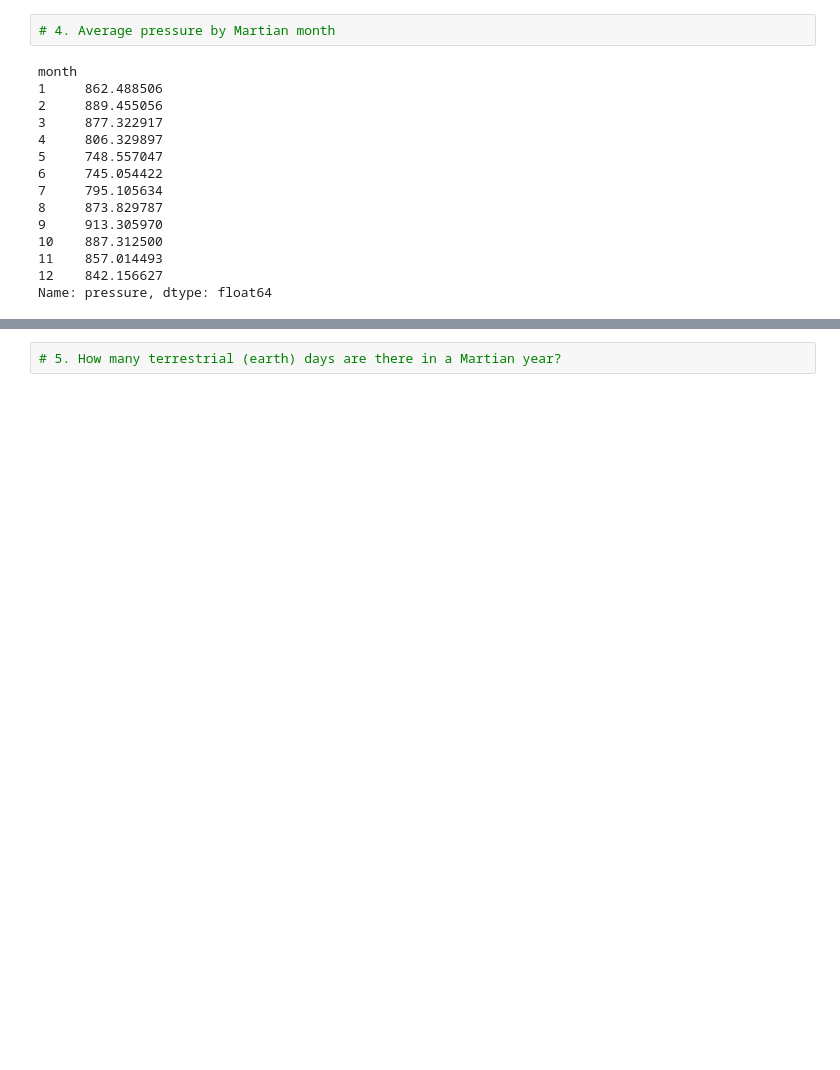
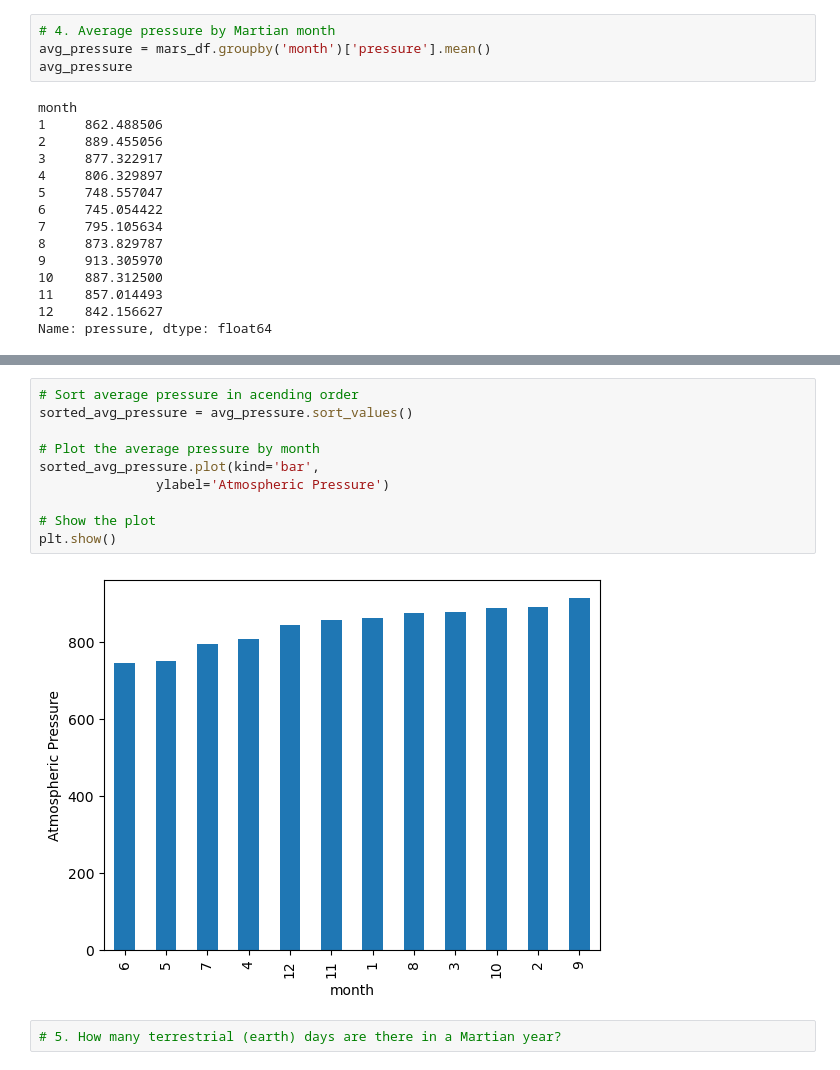
Before and after one commit to bburwinkel0721/mars_scraping_challenge, a Jupyter notebook: part_2_mars_weather.ipynb, the cells around one changed output, grey strips where cells are left out. Cells and saved outputs as stored; diff of their text form; blank space fills up the shorter version.

```diff
--- a/part_2_mars_weather.ipynb
+++ b/part_2_mars_weather.ipynb
@@ -226,5 +224,7 @@ Name: min_temp, dtype: float64
 # %%
 # 4. Average pressure by Martian month
+avg_pressure = mars_df.groupby('month')['pressure'].mean()
+avg_pressure
 # %% [output]
 month
 1     862.488506
@@ -247,3 +243,15 @@ Name: pressure, dtype: float64
+# %%
+# Sort average pressure in acending order
+sorted_avg_pressure = avg_pressure.sort_values()
+
+# Plot the average pressure by month
+sorted_avg_pressure.plot(kind='bar',
+               ylabel='Atmospheric Pressure')
+
+# Show the plot
+plt.show()
+# %% [output]
+[figure, added]
 # %%
 # 5. How many terrestrial (earth) days are there in a Martian year?
 # %% [output]
```
Also changed, not shown: parts of 9 cells of this notebook.
